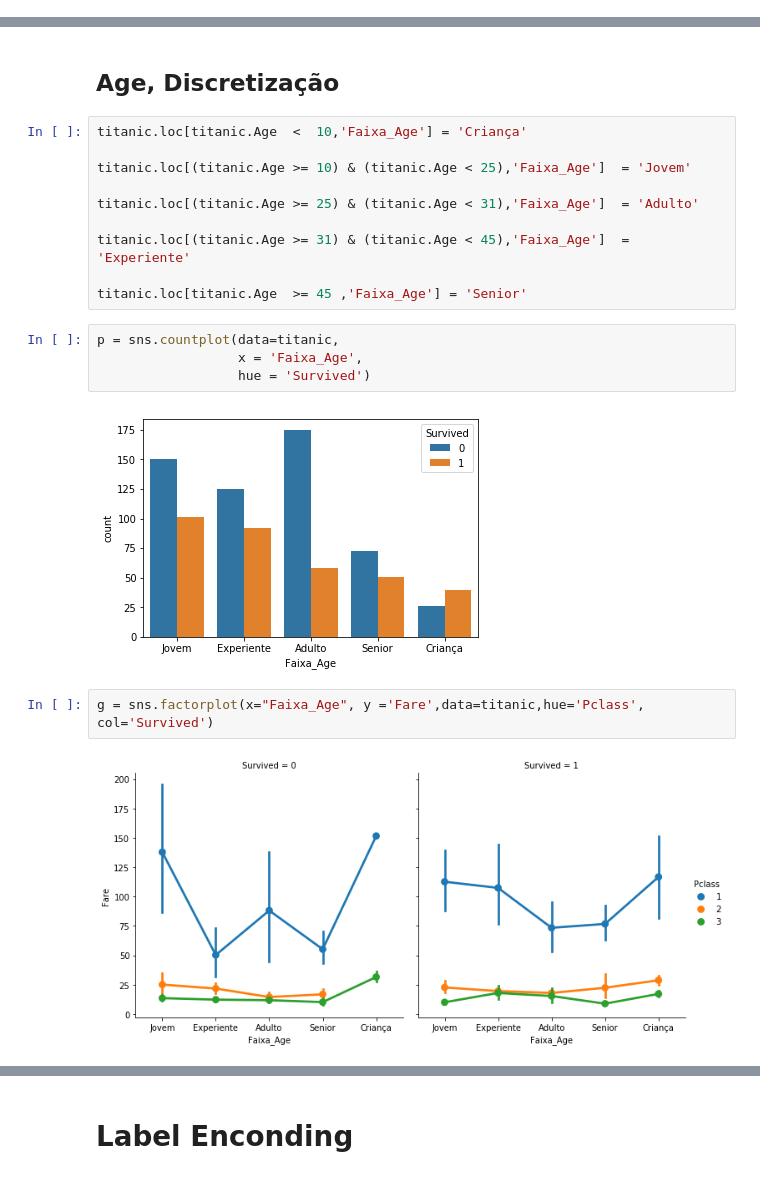
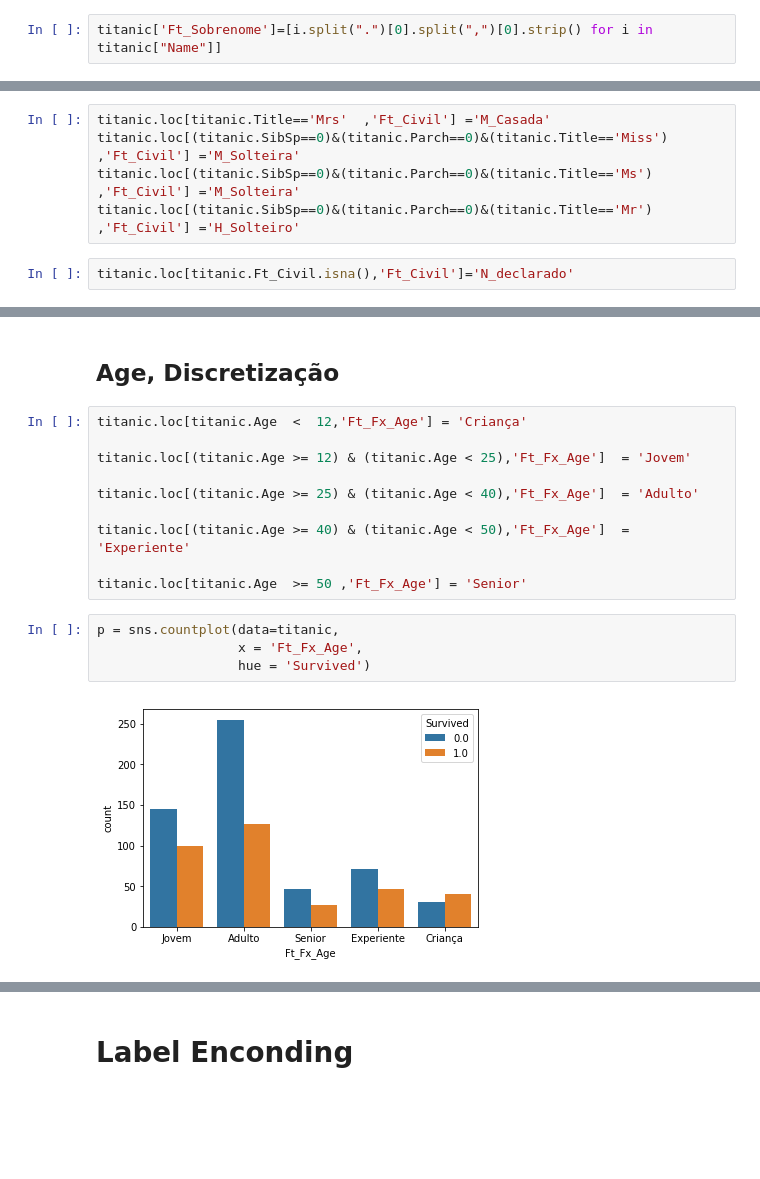
Before and after one commit to Pantoja87/Titanic-Disaster, a Jupyter notebook: TITANIC.ipynb, the cells around one changed output, grey strips where cells are left out. Drawn from its saved outputs; the diff is of its cells as text; blank space fills up the shorter version.

```diff
--- a/TITANIC.ipynb
+++ b/TITANIC.ipynb
@@ -524,0 +558,2 @@ titanic.groupby(['Survived','Sex','Pclass']).Survived.count().plot(kind = 'bar')
+# %%
+titanic['Ft_Sobrenome']=[i.split(".")[0].split(",")[0].strip() for i in titanic["Name"]]
@@ -524,0 +590,7 @@ titanic.groupby(['Survived','Sex','Pclass']).Survived.count().plot(kind = 'bar')
+# %%
+titanic.loc[titanic.Title=='Mrs'  ,'Ft_Civil'] ='M_Casada'
+titanic.loc[(titanic.SibSp==0)&(titanic.Parch==0)&(titanic.Title=='Miss') ,'Ft_Civil'] ='M_Solteira'
+titanic.loc[(titanic.SibSp==0)&(titanic.Parch==0)&(titanic.Title=='Ms')   ,'Ft_Civil'] ='M_Solteira'
+titanic.loc[(titanic.SibSp==0)&(titanic.Parch==0)&(titanic.Title=='Mr')   ,'Ft_Civil'] ='H_Solteiro'
+# %%
+titanic.loc[titanic.Ft_Civil.isna(),'Ft_Civil']='N_declarado'
@@ -553,22 +663,18 @@ Rare  max 70.0
 # %% [markdown]
 ## Age, Discretização
 # %%
-titanic.loc[titanic.Age  <  10,'Faixa_Age'] = 'Criança'
+titanic.loc[titanic.Age  <  12,'Ft_Fx_Age'] = 'Criança'
 
-titanic.loc[(titanic.Age >= 10) & (titanic.Age < 25),'Faixa_Age']  = 'Jovem'
+titanic.loc[(titanic.Age >= 12) & (titanic.Age < 25),'Ft_Fx_Age']  = 'Jovem'
 
-titanic.loc[(titanic.Age >= 25) & (titanic.Age < 31),'Faixa_Age']  = 'Adulto'
+titanic.loc[(titanic.Age >= 25) & (titanic.Age < 40),'Ft_Fx_Age']  = 'Adulto'
 
-titanic.loc[(titanic.Age >= 31) & (titanic.Age < 45),'Faixa_Age']  = 'Experiente'
+titanic.loc[(titanic.Age >= 40) & (titanic.Age < 50),'Ft_Fx_Age']  = 'Experiente'
 
-titanic.loc[titanic.Age  >= 45 ,'Faixa_Age'] = 'Senior'
+titanic.loc[titanic.Age  >= 50 ,'Ft_Fx_Age'] = 'Senior'
 # %%
 p = sns.countplot(data=titanic,
-                  x = 'Faixa_Age',
+                  x = 'Ft_Fx_Age',
                   hue = 'Survived')
 # %% [output]
-[figure, old version]
+[figure, new version]
-# %%
-g = sns.factorplot(x="Faixa_Age", y ='Fare',data=titanic,hue='Pclass', col='Survived')
-# %% [output]
-[figure, removed]
```
Also changed, not shown: parts of 105 cells of this notebook.
